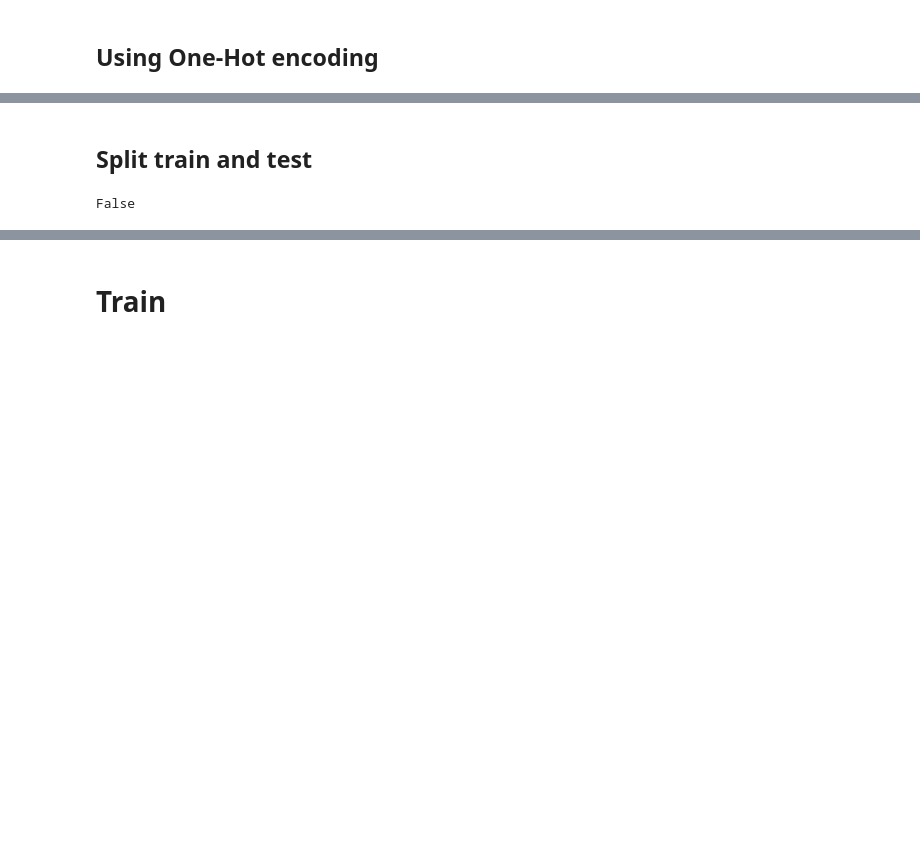
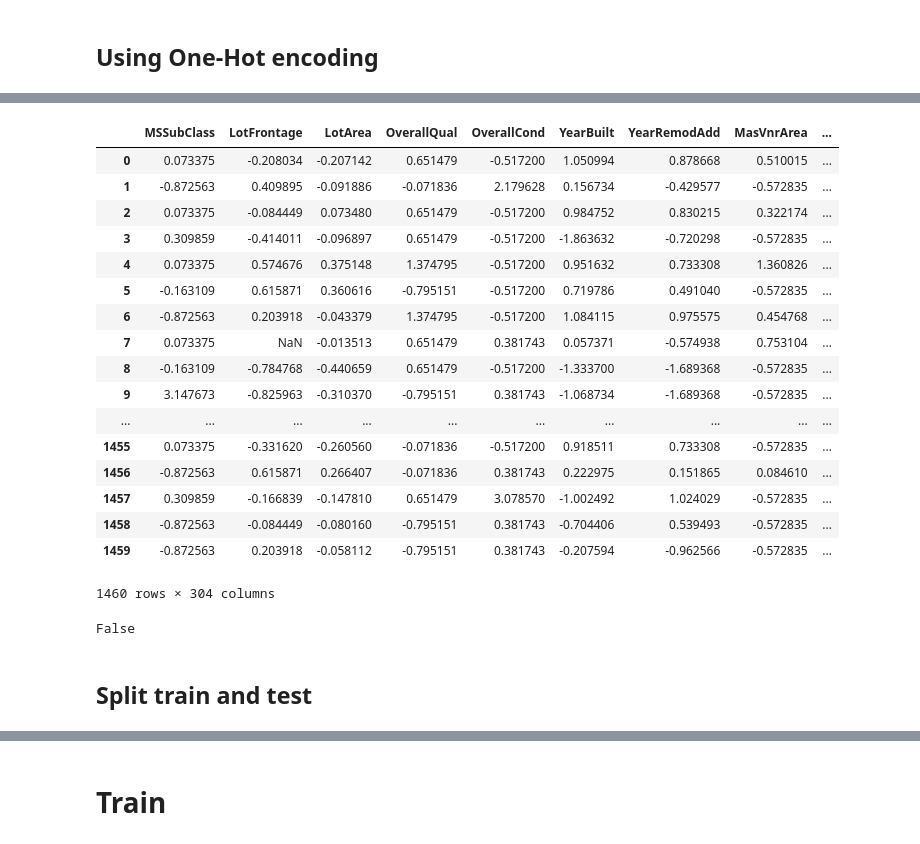
Before and after one commit to larissalages/kaggle-House-Prices, a Jupyter notebook: House Prices.ipynb, the cells around one changed output, grey strips where cells are left out. Cells and saved outputs as stored; diff of their text form; code cells hidden in the pictures; blank space fills up the shorter version.

```diff
--- a/House Prices.ipynb
+++ b/House Prices.ipynb
@@ -191,0 +162,23 @@ X_scaled = preprocessing.scale(one_hot_encoded_X)
+# %%
+data_final = pd.concat([X_final, Y], axis=1)
+# %%
+data_final
+# %% [output]
+|  | MSSubClass | LotFrontage | LotArea | OverallQual | OverallCond | YearBuilt | YearRemodAdd | MasVnrArea | ... |
+| 0 | 0.073375 | -0.208034 | -0.207142 | 0.651479 | -0.517200 | 1.050994 | 0.878668 | 0.510015 | ... |
+| 1 | -0.872563 | 0.409895 | -0.091886 | -0.071836 | 2.179628 | 0.156734 | -0.429577 | -0.572835 | ... |
+| 2 | 0.073375 | -0.084449 | 0.073480 | 0.651479 | -0.517200 | 0.984752 | 0.830215 | 0.322174 | ... |
+| 3 | 0.309859 | -0.414011 | -0.096897 | 0.651479 | -0.517200 | -1.863632 | -0.720298 | -0.572835 | ... |
+| 4 | 0.073375 | 0.574676 | 0.375148 | 1.374795 | -0.517200 | 0.951632 | 0.733308 | 1.360826 | ... |
+| 5 | -0.163109 | 0.615871 | 0.360616 | -0.795151 | -0.517200 | 0.719786 | 0.491040 | -0.572835 | ... |
+| 6 | -0.872563 | 0.203918 | -0.043379 | 1.374795 | -0.517200 | 1.084115 | 0.975575 | 0.454768 | ... |
+| 7 | 0.073375 | NaN | -0.013513 | 0.651479 | 0.381743 | 0.057371 | -0.574938 | 0.753104 | ... |
+| 8 | -0.163109 | -0.784768 | -0.440659 | 0.651479 | -0.517200 | -1.333700 | -1.689368 | -0.572835 | ... |
+| 9 | 3.147673 | -0.825963 | -0.310370 | -0.795151 | 0.381743 | -1.068734 | -1.689368 | -0.572835 | ... |
+| ... | ... | ... | ... | ... | ... | ... | ... | ... | ... |
+| 1455 | 0.073375 | -0.331620 | -0.260560 | -0.071836 | -0.517200 | 0.918511 | 0.733308 | -0.572835 | ... |
+| 1456 | -0.872563 | 0.615871 | 0.266407 | -0.071836 | 0.381743 | 0.222975 | 0.151865 | 0.084610 | ... |
+| 1457 | 0.309859 | -0.166839 | -0.147810 | 0.651479 | 3.078570 | -1.002492 | 1.024029 | -0.572835 | ... |
+| 1458 | -0.872563 | -0.084449 | -0.080160 | -0.795151 | 0.381743 | -0.704406 | 0.539493 | -0.572835 | ... |
+| 1459 | -0.872563 | 0.203918 | -0.058112 | -0.795151 | 0.381743 | -0.207594 | -0.962566 | -0.572835 | ... |
+1460 rows × 304 columns
@@ -191,0 +187,4 @@ X_scaled = preprocessing.scale(one_hot_encoded_X)
+# %%
+data_final.isnull().values.any()
+# %% [output]
+False
@@ -197,5 +198,0 @@ X_train, X_test, y_train, y_test = train_test_split(X_scaled, Y, shuffle=True, r
-# %%
-import numpy
-numpy.isnan(X_train).any() # ----> Ops, we have a problem
-# %% [output]
-False
```
Also changed, not shown: parts of 22 cells of this notebook.
